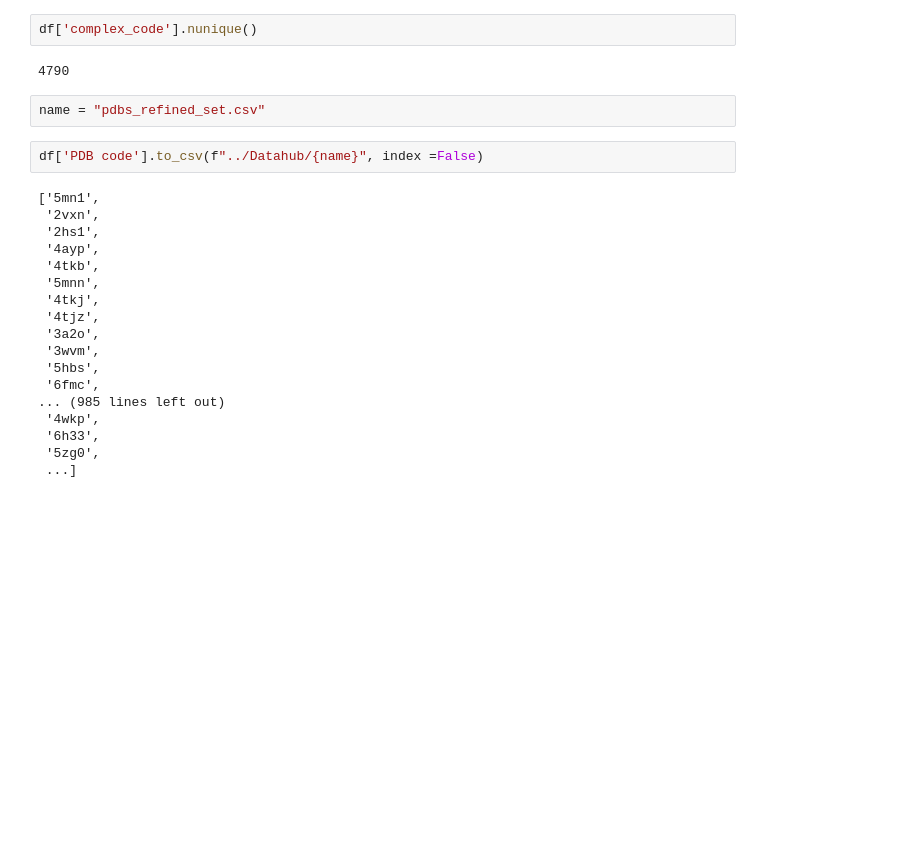
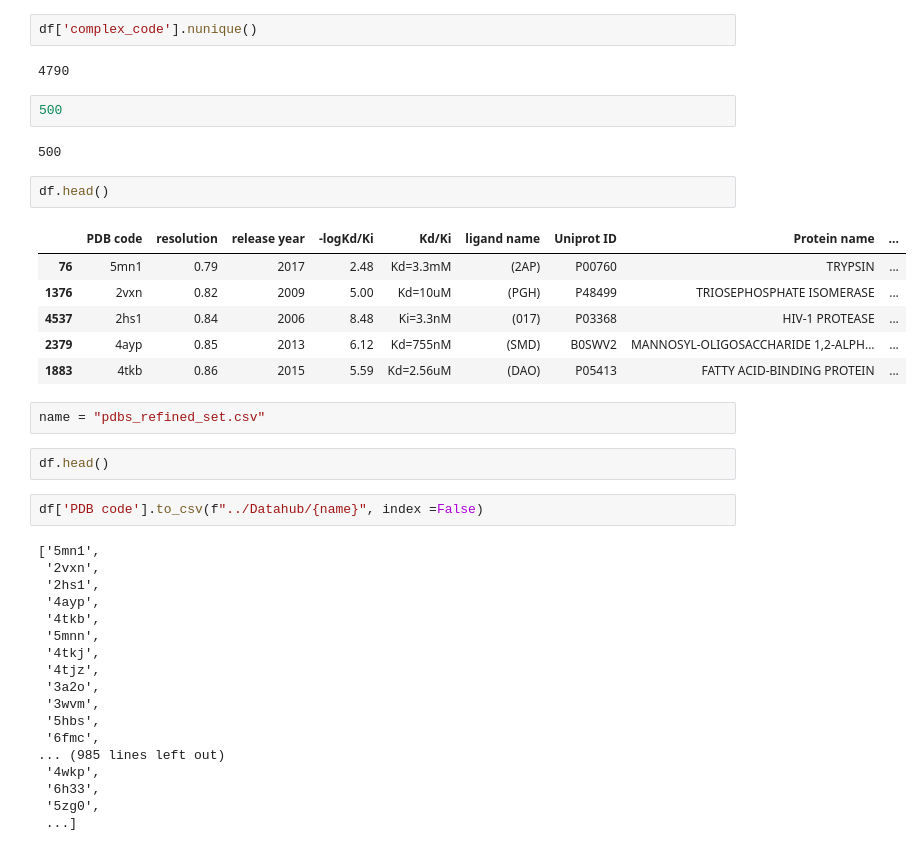
Before and after one commit to glauco-endrigo/BindRanker, a Jupyter notebook: Analytics/pdb_binda_data.ipynb, the cells around one changed output. Saved outputs shown, nothing was run; the diff lists cells and outputs as text; blank space fills up the shorter version.

```diff
--- a/Analytics/pdb_binda_data.ipynb
+++ b/Analytics/pdb_binda_data.ipynb
@@ -109,8 +109,23 @@ df.shape
 df['complex_code'].nunique()
 # %% [output]
 4790
+# %%
+500
+# %% [output]
+500
+# %%
+df.head()
+# %% [output]
+|  | PDB code | resolution | release year | -logKd/Ki | Kd/Ki | ligand name | Uniprot ID | Protein name | ... |
+| 76 | 5mn1 | 0.79 | 2017 | 2.48 | Kd=3.3mM | (2AP) | P00760 | TRYPSIN | ... |
+| 1376 | 2vxn | 0.82 | 2009 | 5.00 | Kd=10uM | (PGH) | P48499 | TRIOSEPHOSPHATE ISOMERASE | ... |
+| 4537 | 2hs1 | 0.84 | 2006 | 8.48 | Ki=3.3nM | (017) | P03368 | HIV-1 PROTEASE | ... |
+| 2379 | 4ayp | 0.85 | 2013 | 6.12 | Kd=755nM | (SMD) | B0SWV2 | MANNOSYL-OLIGOSACCHARIDE 1,2-ALPH... | ... |
+| 1883 | 4tkb | 0.86 | 2015 | 5.59 | Kd=2.56uM | (DAO) | P05413 | FATTY ACID-BINDING PROTEIN | ... |
 # %%
 name = "pdbs_refined_set.csv"
+# %%
+df.head()
 # %%
 df['PDB code'].to_csv(f"../Datahub/{name}", index =False)
 # %%
```
Also changed, not shown: parts of 2 cells of this notebook, 2 other files.
